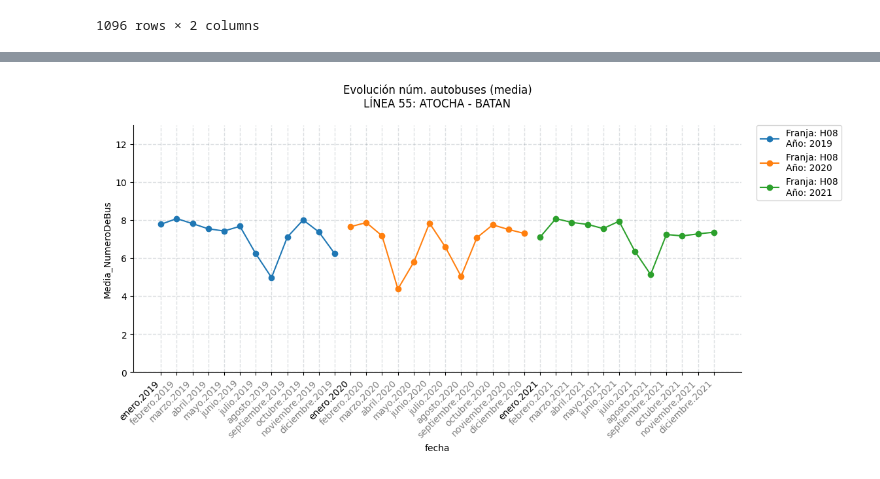
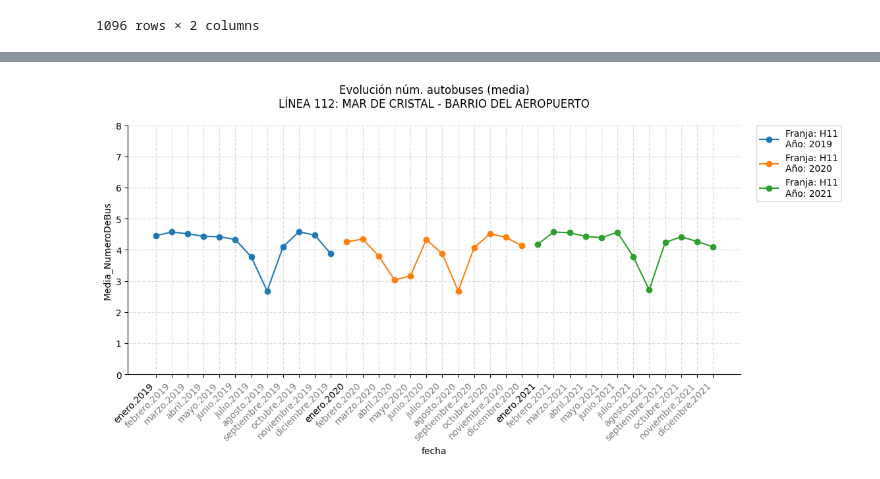
Before and after one commit to nacholopex/emt_madrid, a Jupyter notebook: 2022_emt_evolucion.ipynb, the cells around one changed output, grey strips where cells are left out. Saved outputs shown, nothing was run; the diff lists cells and outputs as text; code cells hidden in the pictures.

```diff
--- a/2022_emt_evolucion.ipynb
+++ b/2022_emt_evolucion.ipynb
@@ -136,8 +139,8 @@ fig, axes = plt.subplots(figsize=(12, 5),dpi=100)
 axes.spines.right.set_visible(False)
 axes.spines.top.set_visible(False)
 
-num_linea = 55
-franja = 'H08'
+num_linea = 112
+franja = 'H11'
 
 # Filtro por linea y franja
 data = media_buses[(media_buses['IDFranja']==franja)&(media_buses['CLinea']==num_linea)].reset_index(drop=True)
@@ -158,32 +161,32 @@ xTicks = axes.get_xticklabels()
 indices_enero = [i for i, item in enumerate(data.fechaCorta) if re.search('enero', item)]
 for indeceEnero in indices_enero:
     xTicks[indeceEnero].set_color('black')
     # axes.vlines(x=indeceEnero,ymin=0,ymax=axes.get_yticks().max(),colors='black',linestyles='dashed',)
 
 # Título y nombre ejes
 axes.set_xlabel('fecha')
 axes.set_ylabel('Media_NumeroDeBus')
 axes.set_title(label=f'Evolución núm. autobuses (media)\nLÍNEA {num_linea}: {cartel_linea}',pad=20)
 # axes.set(
 #     xlabel='Mes',
 #     ylabel='Media_NumeroDeBus',
 #     title=f'Evolución núm. autobuses (media)\nLÍNEA {num_linea}: {cartel_linea}'
 #     )
 axes.grid(color="#172a3d", linestyle='--', linewidth=1, axis='both', alpha=0.15)
 leg= axes.legend(bbox_to_anchor=(1.025, 1), loc=2, borderaxespad=0)
 
 
 plt.draw()
 
 # FALTA POR HACER ESTO-> Poner una caja debajo de las leyedenas que muestren datos como máx y min
 # p = leg.get_window_extent()
 # print(p)
 # axes.annotate('Annotation Text', (p.p0[0], p.p1[1]+10), (p.p0[0], p.p1[1]),
 #             xycoords='figure pixels', zorder=9)
 
 
 # plt.legend(loc="lower right") # Esto puede deshabilitar quitando la línea
-plt.savefig(fname=f'images/LÍNEA_{num_linea}_{franja}_{cartel_linea}.jpg',format='jpg', bbox_inches='tight')
+# plt.savefig(fname=f'images/LÍNEA_{num_linea}_{franja}_{cartel_linea}.jpg',format='jpg', bbox_inches='tight', dpi=200)
 plt.show()
 # %% [output]
-[figure, old version]
+[figure, new version]
```
Also changed, not shown: parts of 5 cells of this notebook, 2 other files.
